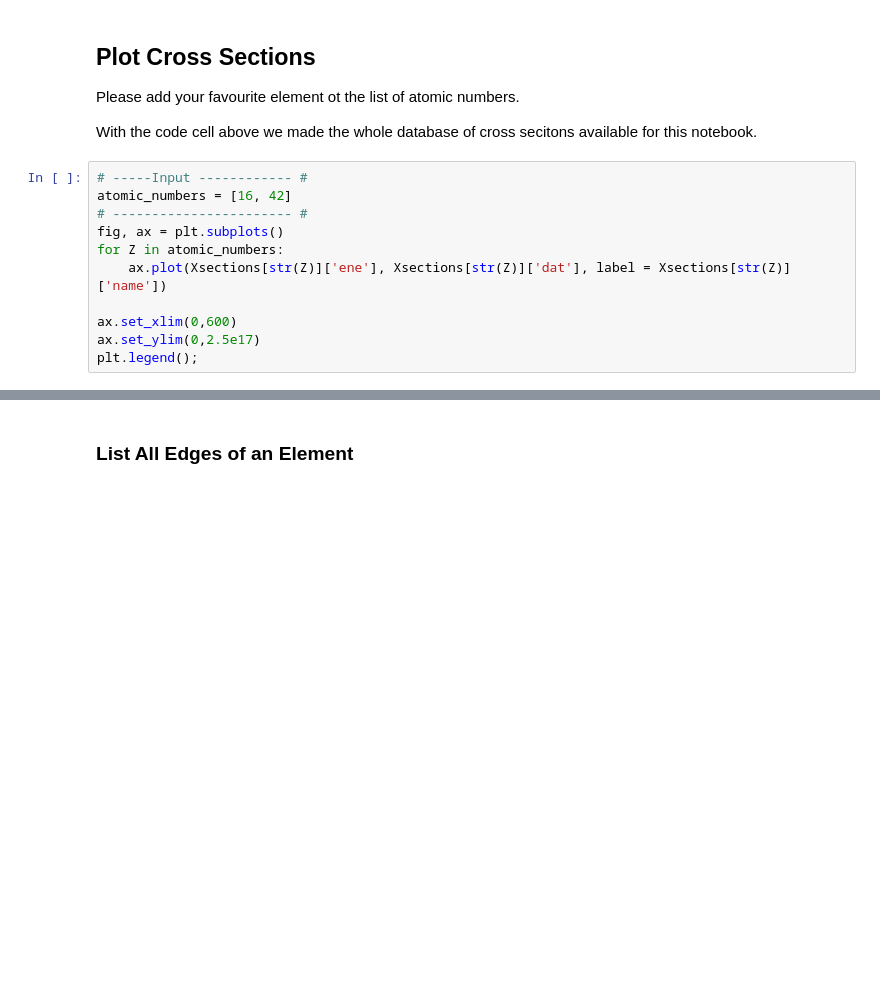
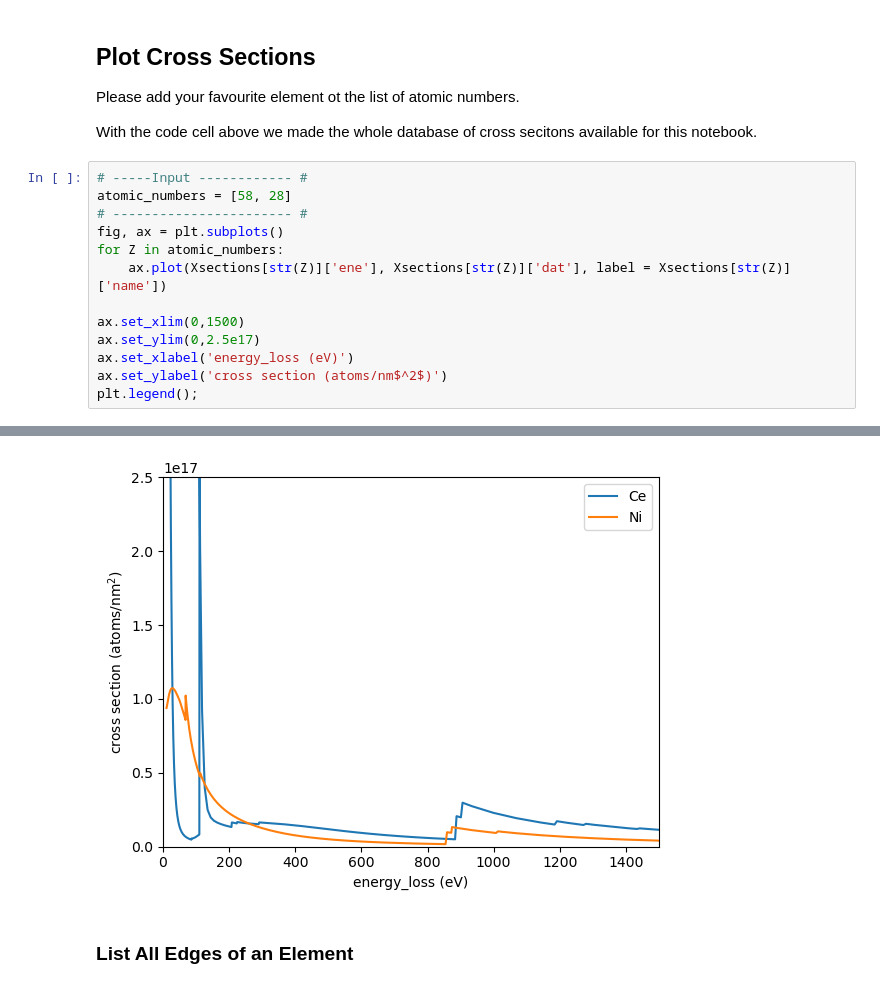
Before and after one commit to gduscher/MSE672-Introduction-to-TEM, a Jupyter notebook: Spectroscopy/CH4_07-Introduction_Core_Loss.ipynb, the cells around one changed output, grey strips where cells are left out. Cells and saved outputs as stored; diff of their text form; blank space fills up the shorter version.

```diff
--- a/Spectroscopy/CH4_07-Introduction_Core_Loss.ipynb
+++ b/Spectroscopy/CH4_07-Introduction_Core_Loss.ipynb
@@ -152,13 +147,15 @@ Please add your favourite element ot the list of atomic numbers.
 With the code cell above we made the whole database of cross secitons available for this notebook.
 # %%
 # -----Input ------------ #
-atomic_numbers = [16, 42]
+atomic_numbers = [58, 28]
 # ----------------------- #
 fig, ax = plt.subplots()
 for Z in atomic_numbers:
     ax.plot(Xsections[str(Z)]['ene'], Xsections[str(Z)]['dat'], label = Xsections[str(Z)]['name'])
 
-ax.set_xlim(0,600)
+ax.set_xlim(0,1500)
 ax.set_ylim(0,2.5e17)
+ax.set_xlabel('energy_loss (eV)')
+ax.set_ylabel('cross section (atoms/nm$^2$)')
 plt.legend();
 # %% [output]
@@ -167,3 +162,4 @@ plt.legend();
+[figure, added]
 # %% [markdown]
 ### List All Edges of an Element
 # %%
```
Also changed, not shown: parts of 10 cells of this notebook, 16 other files.
